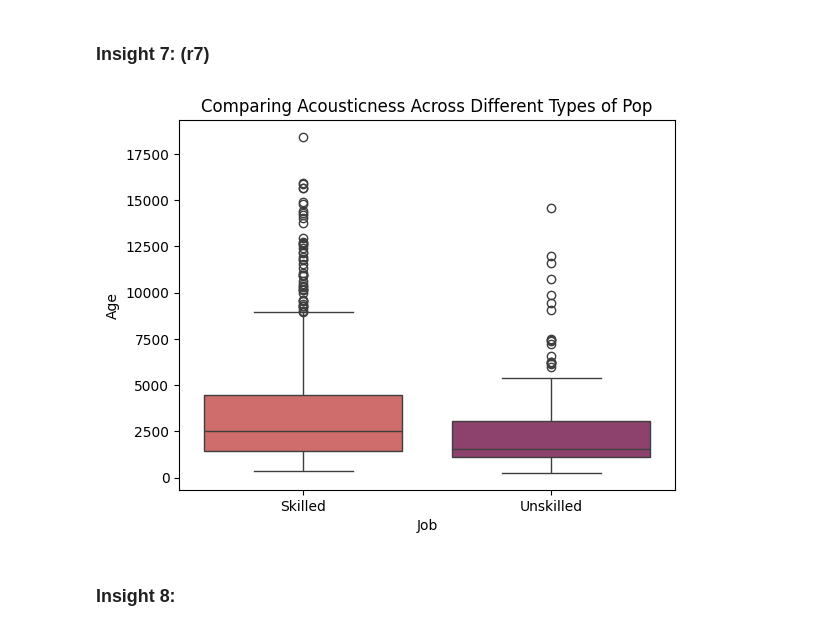
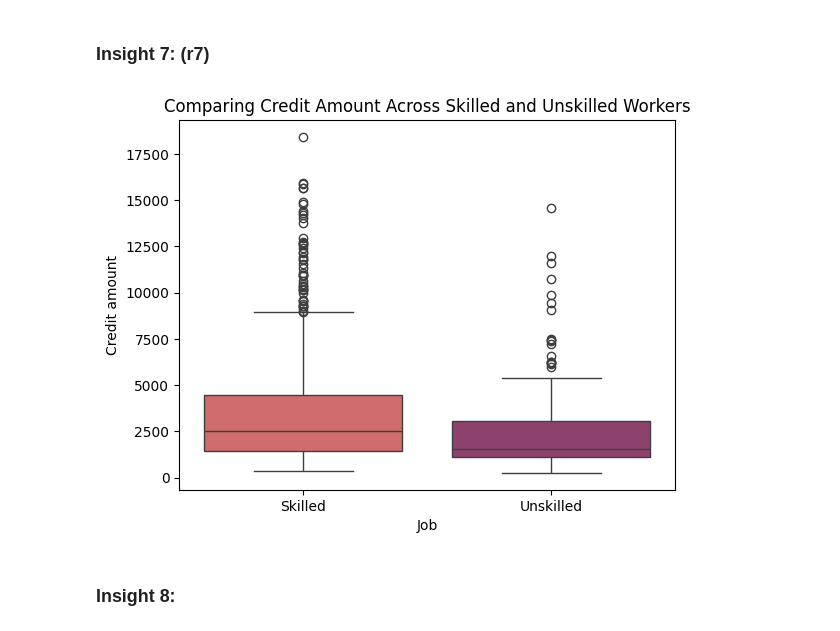
Before and after one commit to BrentMRPalmer/CSI4142-A1, a Jupyter notebook: A1.ipynb, the cells around one changed output. Saved outputs shown, nothing was run; the diff lists cells and outputs as text; code cells hidden in the pictures.

```diff
--- a/A1.ipynb
+++ b/A1.ipynb
@@ -279,15 +297,15 @@ Text(0, 70, 'Pearson r = 0.62')
 # %%
 # Create a plot with boxplots showing the distribution of acousticness for every pop genre
 sns.boxplot(data=data, x="grouped_job", y="Credit amount", hue="grouped_job", palette="flare", legend=False)
 
 # Label the plot
 plt.xlabel('Job')
-plt.ylabel('Age')
-plt.title('Comparing Acousticness Across Different Types of Pop')
+plt.ylabel('Credit amount')
+plt.title('Comparing Credit Amount Across Skilled and Unskilled Workers')
 
 plt.show()
 # %% [output]
-[figure, old version]
+[figure, new version]
 # %% [markdown]
 ### Insight 8:
 # %% [markdown]
```
Also changed, not shown: parts of 2 cells of this notebook.
